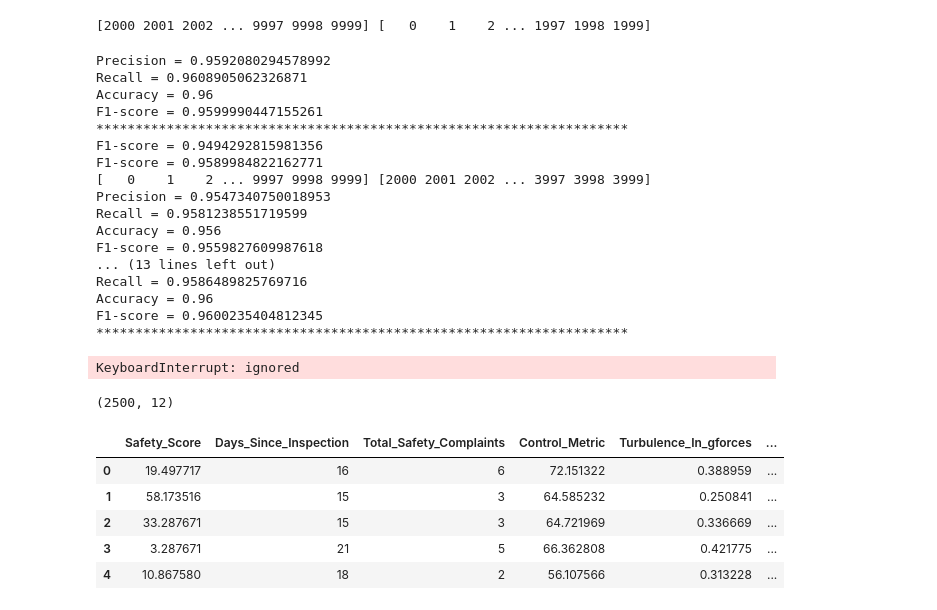
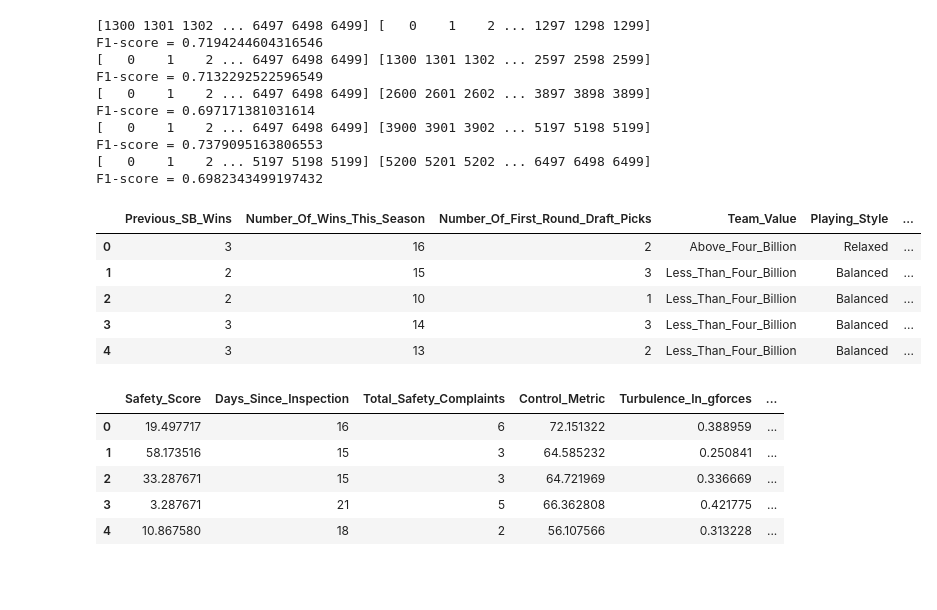
Before and after one commit to Sudhir22/Big-Game-Prediction, a Jupyter notebook: Model_XGBoost.ipynb, the cells around one changed output. Saved outputs shown, nothing was run; the diff lists cells and outputs as text; code cells hidden in the pictures; blank space fills up the shorter version.

Commit message:
Decision Tree model added

```diff
--- a/Model_XGBoost.ipynb
+++ b/Model_XGBoost.ipynb
@@ -134,7 +101,7 @@ for x,y in kf.split(X):
   print(x,y)
   X_train,X_test = X.iloc[x,:],X.iloc[y,:]
   Y_train,Y_test = Y[x],Y[y]
-  D_train = xbg.DMatrix(X_train, label=Y_train)
+  '''D_train = xbg.DMatrix(X_train, label=Y_train)
   D_test = xbg.DMatrix(X_test, label=Y_test)
   model = xbg.train(param, D_train, steps)
   preds = model.predict(D_test)
@@ -145,7 +112,7 @@ for x,y in kf.split(X):
   print("Recall = {}".format(recall_score(Y_test, best_preds, average='macro')))
   print("Accuracy = {}".format(accuracy_score(Y_test, best_preds)))
   print("F1-score = {}".format(f1_score(Y_test,best_preds,average='weighted')))
-  print("********************************************************************")
+  print("********************************************************************")'''
 
   '''model1=MLPClassifier(hidden_layer_sizes=(100,100,100),max_iter=1000,alpha=0.01,activation='relu')
   model1.fit(X_train,Y_train)
@@ -161,7 +128,7 @@ for x,y in kf.split(X):
   print(best_preds_svm.tolist().count(3))
   print("F1-score = {}".format(f1_score(Y_test,best_preds_svm,average='weighted')))'''
 
-  model3=CatBoostClassifier(iterations=1000,learning_rate=0.01,depth=12,loss_function='MultiClass',verbose=False)
+  '''model3=CatBoostClassifier(iterations=1000,learning_rate=0.01,depth=12,loss_function='MultiClass',verbose=False)
   model3.fit(X_train,Y_train)
   best_preds_cat=model3.predict(X_test)
   preds_cat=model3.predict_proba(X_test)
@@ -170,30 +137,32 @@ for x,y in kf.split(X):
 
   average_preds=(np.array(preds)+np.array(preds_cat))/2.0
   best_preds_average = np.asarray([np.argmax(line) for line in average_preds])
-  print("F1-score = {}".format(f1_score(Y_test,best_preds_average,average='weighted')))
+  print("F1-score = {}".format(f1_score(Y_test,best_preds_average,average='weighted')))'''
+
+  model4=DecisionTreeClassifier()
+  model4.fit(X_train,Y_train)
+
+  best_preds_tree=model4.predict(X_test)
+  print("F1-score = {}".format(f1_score(Y_test,best_preds_tree,average='binary')))
 # %% [output]
-[2000 2001 2002 ... 9997 9998 9999] [   0    1    2 ... 1997 1998 1999]
+[1300 1301 1302 ... 6497 6498 6499] [   0    1    2 ... 1297 1298 1299]
+F1-score = 0.7194244604316546
+[   0    1    2 ... 6497 6498 6499] [1300 1301 1302 ... 2597 2598 2599]
+F1-score = 0.7132292522596549
+[   0    1    2 ... 6497 6498 6499] [2600 2601 2602 ... 3897 3898 3899]
+F1-score = 0.697171381031614
+[   0    1    2 ... 6497 6498 6499] [3900 3901 3902 ... 5197 5198 5199]
+F1-score = 0.7379095163806553
+[   0    1    2 ... 5197 5198 5199] [5200 5201 5202 ... 6497 6498 6499]
+F1-score = 0.6982343499197432
-Precision = 0.9592080294578992
-Recall = 0.9608905062326871
-Accuracy = 0.96
-F1-score = 0.9599990447155261
-********************************************************************
-F1-score = 0.9494292815981356
-F1-score = 0.9589984822162771
-[   0    1    2 ... 9997 9998 9999] [2000 2001 2002 ... 3997 3998 3999]
-Precision = 0.9547340750018953
-Recall = 0.9581238551719599
-Accuracy = 0.956
-F1-score = 0.9559827609987618
-... (13 lines left out)
-Recall = 0.9586489825769716
-Accuracy = 0.96
-F1-score = 0.9600235404812345
-********************************************************************
-KeyboardInterrupt: ignored
 # %%
-test_data=pd.read_csv("Plane-Accident-Severity/test.csv")
+test_data=pd.read_csv("Big-Game-Prediction/test.csv")
 # %%
-test_data.shape
+test_data.head()
 # %% [output]
-(2500, 12)
+|  | Previous_SB_Wins | Number_Of_Wins_This_Season | Number_Of_First_Round_Draft_Picks | Team_Value | Playing_Style | ... |
+| 0 | 3 | 16 | 2 | Above_Four_Billion | Relaxed | ... |
+| 1 | 2 | 15 | 3 | Less_Than_Four_Billion | Balanced | ... |
+| 2 | 2 | 10 | 1 | Less_Than_Four_Billion | Balanced | ... |
+| 3 | 3 | 14 | 3 | Less_Than_Four_Billion | Balanced | ... |
+| 4 | 3 | 13 | 2 | Less_Than_Four_Billion | Balanced | ... |
```
Also changed, not shown: parts of 19 cells of this notebook.
